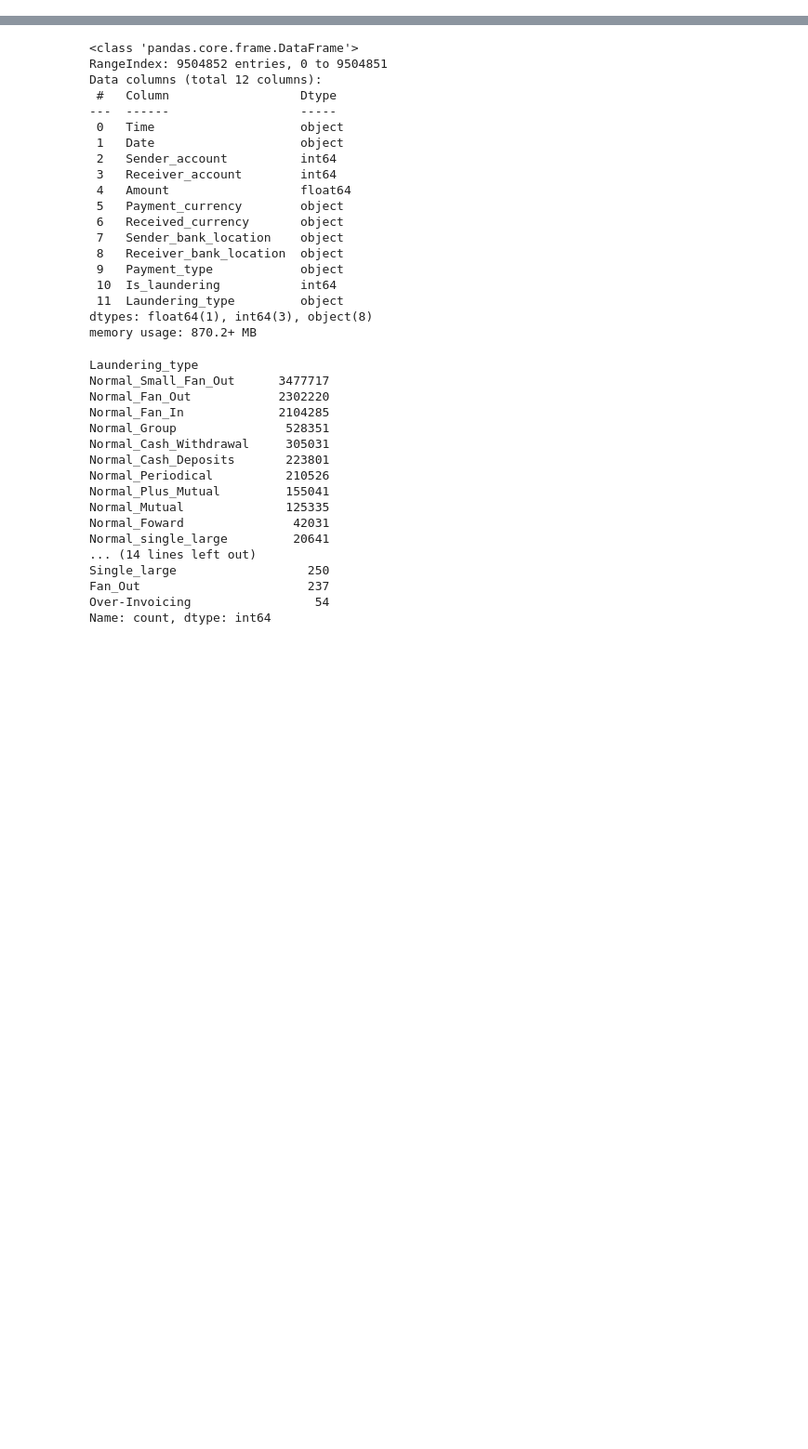
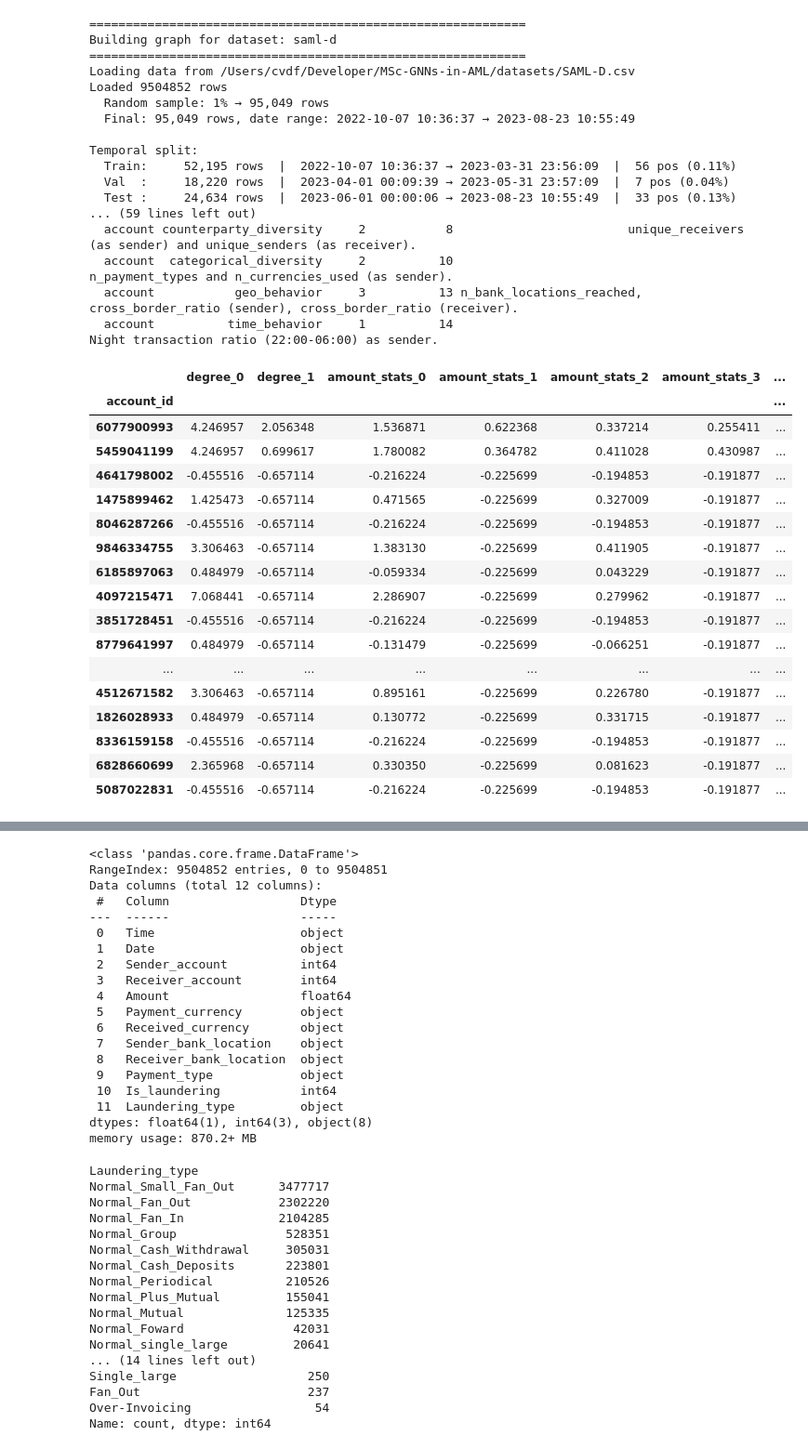
Before and after one commit to carl-fristam/MSc-Heterogeneous-GNNs-in-Fraud, a Jupyter notebook: notebooks/data-inspect.ipynb, the cells around one changed output, grey strips where cells are left out. Shown at 93% size. Saved outputs shown, nothing was run; the diff lists cells and outputs as text; code cells hidden in the pictures; blank space fills up the shorter version.

```diff
--- a/notebooks/data-inspect.ipynb
+++ b/notebooks/data-inspect.ipynb
@@ -2,0 +49,70 @@ import pandas as pd
+# %%
+import sys
+sys.path.insert(0, "/Users/cvdf/Developer/MSc-GNNs-in-AML")
+
+import pandas as pd
+from src.utils.config import load_config
+from src.graph_pipeline import build_graph, feature_table
+
+# Build the graph
+config = load_config("graph_pipeline")
+data, account_to_id = build_graph(config)
+
+# Get feature names from registry
+txn_df, acct_df = feature_table()
+
+# Build column names by expanding each feature's dims
+acct_cols = []
+for _, row in acct_df.iterrows():
+    name = row["feature"]
+    dims = row["dims"]
+    if dims == 1:
+        acct_cols.append(name)
+    else:
+        acct_cols.extend([f"{name}_{i}" for i in range(dims)])
+
+# Convert tensor to DataFrame with real account IDs
+id_to_account = {v: k for k, v in account_to_id.items()}
+acct_tensor = data["account"].x.numpy()
+
+df_accounts = pd.DataFrame(acct_tensor, columns=acct_cols)
+df_accounts.index = [id_to_account[i] for i in range(len(df_accounts))]
+df_accounts.index.name = "account_id"
+
+df_accounts.head(20)
+# %% [output]
+============================================================
+Building graph for dataset: saml-d
+============================================================
+Loading data from /Users/cvdf/Developer/MSc-GNNs-in-AML/datasets/SAML-D.csv
+Loaded 9504852 rows
+  Random sample: 1% → 95,049 rows
+  Final: 95,049 rows, date range: 2022-10-07 10:36:37 → 2023-08-23 10:55:49
+
+Temporal split:
+  Train:     52,195 rows  |  2022-10-07 10:36:37 → 2023-03-31 23:56:09  |  56 pos (0.11%)
+  Val  :     18,220 rows  |  2023-04-01 00:09:39 → 2023-05-31 23:57:09  |  7 pos (0.04%)
+  Test :     24,634 rows  |  2023-06-01 00:00:06 → 2023-08-23 10:55:49  |  33 pos (0.13%)
+... (59 lines left out)
+  account counterparty_diversity     2           8                        unique_receivers (as sender) and unique_senders (as receiver).
+  account  categorical_diversity     2          10                                    n_payment_types and n_currencies_used (as sender).
+  account           geo_behavior     3          13 n_bank_locations_reached, cross_border_ratio (sender), cross_border_ratio (receiver).
+  account          time_behavior     1          14                                      Night transaction ratio (22:00-06:00) as sender.
+|  | degree_0 | degree_1 | amount_stats_0 | amount_stats_1 | amount_stats_2 | amount_stats_3 | ... |
+| account_id |  |  |  |  |  |  | ... |
+| 6077900993 | 4.246957 | 2.056348 | 1.536871 | 0.622368 | 0.337214 | 0.255411 | ... |
+| 5459041199 | 4.246957 | 0.699617 | 1.780082 | 0.364782 | 0.411028 | 0.430987 | ... |
+| 4641798002 | -0.455516 | -0.657114 | -0.216224 | -0.225699 | -0.194853 | -0.191877 | ... |
+| 1475899462 | 1.425473 | -0.657114 | 0.471565 | -0.225699 | 0.327009 | -0.191877 | ... |
+| 8046287266 | -0.455516 | -0.657114 | -0.216224 | -0.225699 | -0.194853 | -0.191877 | ... |
+| 9846334755 | 3.306463 | -0.657114 | 1.383130 | -0.225699 | 0.411905 | -0.191877 | ... |
+| 6185897063 | 0.484979 | -0.657114 | -0.059334 | -0.225699 | 0.043229 | -0.191877 | ... |
+| 4097215471 | 7.068441 | -0.657114 | 2.286907 | -0.225699 | 0.279962 | -0.191877 | ... |
+| 3851728451 | -0.455516 | -0.657114 | -0.216224 | -0.225699 | -0.194853 | -0.191877 | ... |
+| 8779641997 | 0.484979 | -0.657114 | -0.131479 | -0.225699 | -0.066251 | -0.191877 | ... |
+| ... | ... | ... | ... | ... | ... | ... | ... |
+| 4512671582 | 3.306463 | -0.657114 | 0.895161 | -0.225699 | 0.226780 | -0.191877 | ... |
+| 1826028933 | 0.484979 | -0.657114 | 0.130772 | -0.225699 | 0.331715 | -0.191877 | ... |
+| 8336159158 | -0.455516 | -0.657114 | -0.216224 | -0.225699 | -0.194853 | -0.191877 | ... |
+| 6828660699 | 2.365968 | -0.657114 | 0.330350 | -0.225699 | 0.081623 | -0.191877 | ... |
+| 5087022831 | -0.455516 | -0.657114 | -0.216224 | -0.225699 | -0.194853 | -0.191877 | ... |
```
Also changed, not shown: parts of 12 cells of this notebook, 19 other files.
